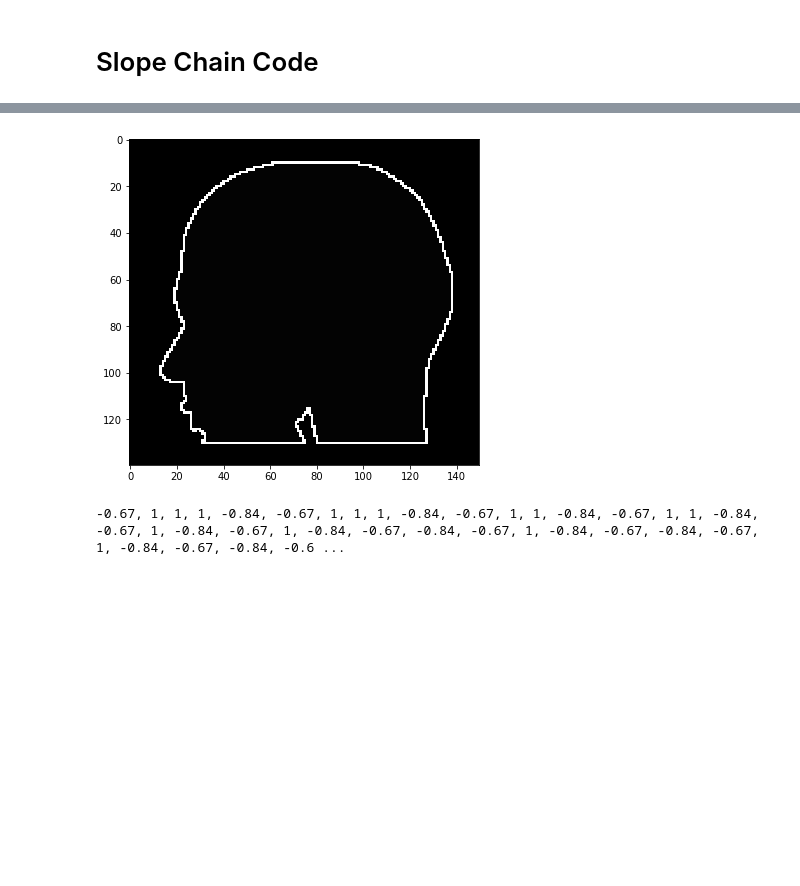
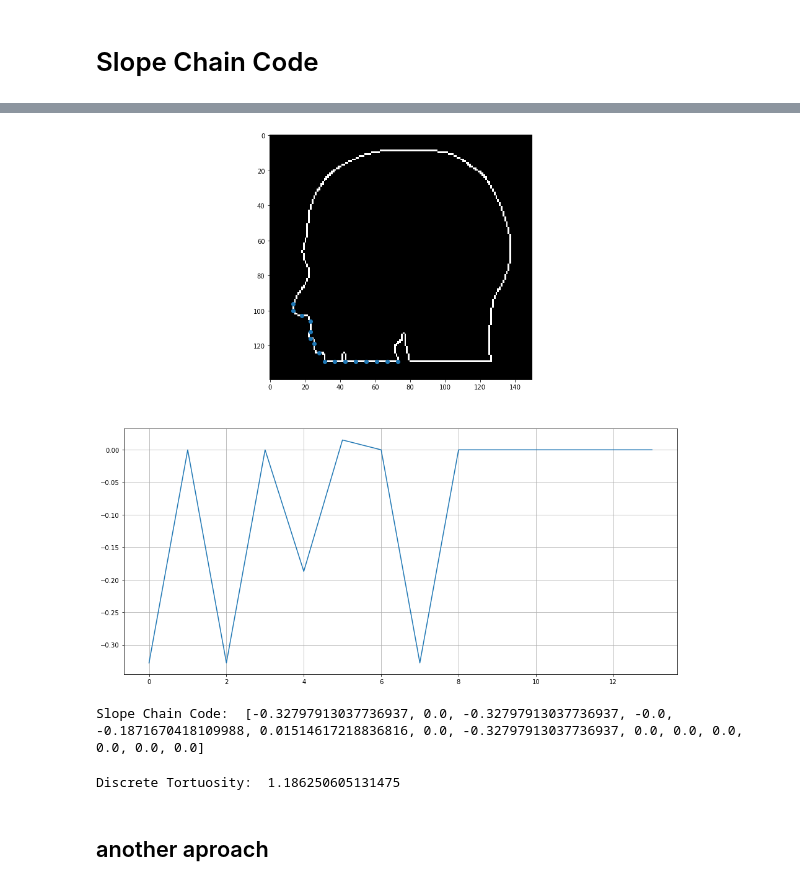
Before and after one commit to dbandala/CV, a Jupyter notebook: slope_chain_code/scc_book.ipynb, the cells around one changed output, grey strips where cells are left out. Saved outputs shown, nothing was run; the diff lists cells and outputs as text; code cells hidden in the pictures; blank space fills up the shorter version.

```diff
--- a/slope_chain_code/scc_book.ipynb
+++ b/slope_chain_code/scc_book.ipynb
@@ -136,8 +61,0 @@ def walk_corner3(pix,act,code_string):
-# %%
-sccode = slopeChainCode(contour)
-# %% [output]
-[figure, removed]
-# %%
-print(sccode)
-# %% [output]
--0.67, 1, 1, 1, -0.84, -0.67, 1, 1, 1, -0.84, -0.67, 1, 1, -0.84, -0.67, 1, 1, -0.84, -0.67, 1, -0.84, -0.67, 1, -0.84, -0.67, -0.84, -0.67, 1, -0.84, -0.67, -0.84, -0.67, 1, -0.84, -0.67, -0.84, -0.6 ...
@@ -143,0 +91,33 @@ print(sccode)
+# %%
+def slopeChainCode(ima,rad,segments):
+    chain=[]
+    points=[]
+    for j in range(len(ima[0])):
+        for i in range(len(ima)):
+            if ima[i][j]==1:
+                coord = np.array([i,j])
+                points.append(list(coord))
+                coord_prev = np.array([i,j+rad])
+                new_coord,new_slope = getNextSlope(ima,rad,coord_prev,coord)
+                #print(coord,new_coord,new_slope)
+                if new_slope:
+                    coord_prev = coord
+                    coord = new_coord
+                while not (new_slope is None):
+                    points.append(list(coord))
+                    new_coord,new_slope = getNextSlope(ima,rad,coord_prev,coord)
+                    #print(coord,new_coord,new_slope)
+                    if not (new_slope is None):
+                        coord_prev = np.array(coord)
+                        coord = np.array(new_coord)
+                        chain.append(new_slope)
+                    if len(points)>segments:
+                        break
+                pt = np.array(points).T
+                fig,axs = plt.subplots(2,figsize=(16,16))
+                axs[0].imshow(ima,'gray')
+                dib = axs[0].scatter(pt[1],pt[0])
+                axs[1].plot(chain)
+                axs[1].grid()
+                plt.show()
+                return chain
@@ -143,0 +127,14 @@ print(sccode)
+# %%
+ssc = slopeChainCode(norm_edges,6,600)
+# %% [output]
+[figure, added]
+# %%
+print("Slope Chain Code: ",ssc)
+# %% [output]
+Slope Chain Code:  [-0.32797913037736937, 0.0, -0.32797913037736937, -0.0, -0.1871670418109988, 0.01514617218836816, 0.0, -0.32797913037736937, 0.0, 0.0, 0.0, 0.0, 0.0, 0.0]
+# %%
+print("Discrete Tortuosity: ",discreteTortuosity(ssc))
+# %% [output]
+Discrete Tortuosity:  1.186250605131475
+# %% [markdown]
+## another aproach
```
Also changed, not shown: parts of 18 cells of this notebook.
